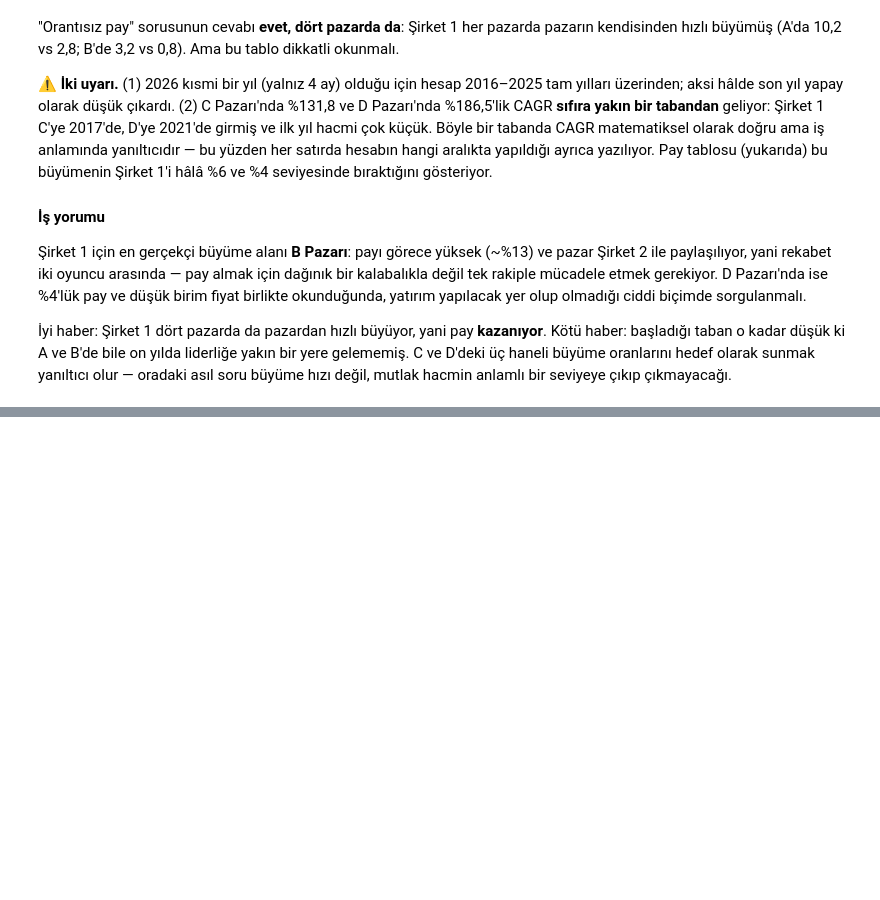
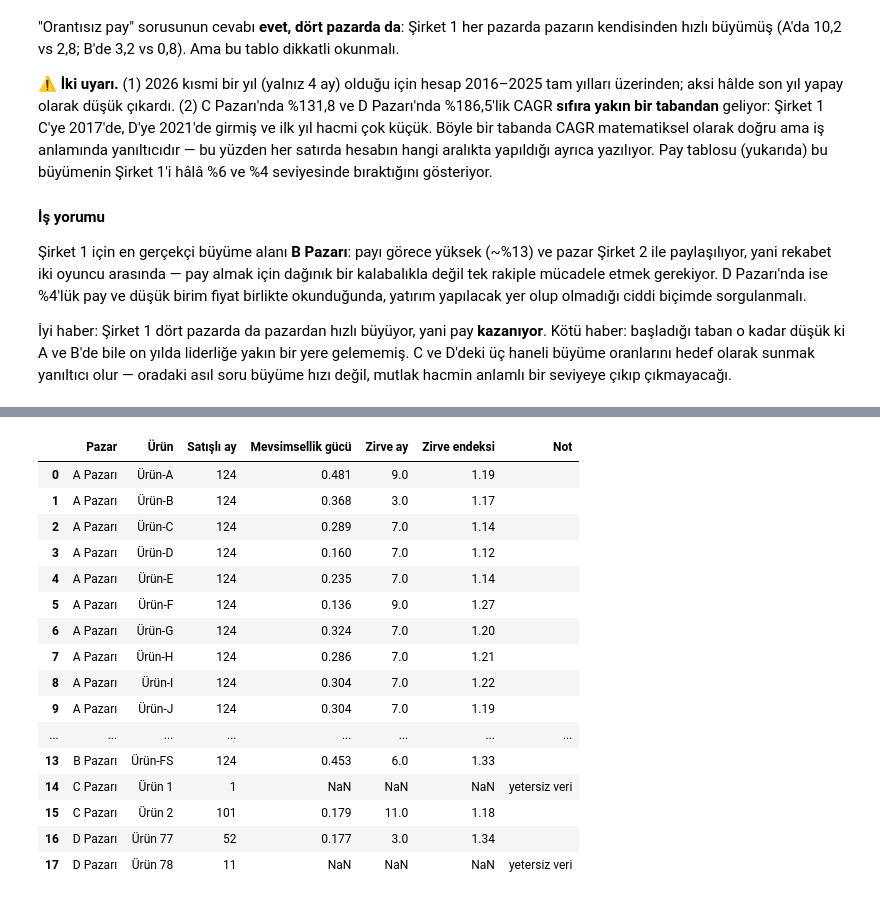
Before and after one commit to berkincetin/rag-demo, a Jupyter notebook: notebooks/analiz.ipynb, the cells around one changed output, grey strips where cells are left out. Saved outputs shown, nothing was run; the diff lists cells and outputs as text; code cells hidden in the pictures; blank space fills up the shorter version.

```diff
--- a/notebooks/analiz.ipynb
+++ b/notebooks/analiz.ipynb
@@ -398,0 +420,42 @@ seviyeye çıkıp çıkmayacağı.
+# %%
+satirlar = []
+for (pazar, urun), g in s1.groupby(["pazar", "urun"], observed=True):
+    seri = g.sort_values("tarih").set_index("tarih").brut_kutu.astype(float)
+    guc = mevsimsellik_gucu(seri)
+    indeks = mevsimsel_indeks(seri)
+    satisli = int((seri > 0).sum())
+    satirlar.append(
+        {
+            "Pazar": pazar,
+            "Ürün": urun,
+            "Satışlı ay": satisli,
+            "Mevsimsellik gücü": None if guc is None else round(guc, 3),
+            "Zirve ay": None if indeks is None else int(indeks.idxmax()),
+            "Zirve endeksi": None if indeks is None else round(float(indeks.max()), 2),
+            "Not": (
+                "yetersiz veri"
+                if guc is None
+                else ("sınırda — 3 döngüden az" if satisli < 36 else "")
+            ),
+        }
+    )
+mevsimsellik = pd.DataFrame(satirlar)
+mevsimsellik
+# %% [output]
+|  | Pazar | Ürün | Satışlı ay | Mevsimsellik gücü | Zirve ay | Zirve endeksi | Not |
+| 0 | A Pazarı | Ürün-A | 124 | 0.481 | 9.0 | 1.19 |  |
+| 1 | A Pazarı | Ürün-B | 124 | 0.368 | 3.0 | 1.17 |  |
+| 2 | A Pazarı | Ürün-C | 124 | 0.289 | 7.0 | 1.14 |  |
+| 3 | A Pazarı | Ürün-D | 124 | 0.160 | 7.0 | 1.12 |  |
+| 4 | A Pazarı | Ürün-E | 124 | 0.235 | 7.0 | 1.14 |  |
+| 5 | A Pazarı | Ürün-F | 124 | 0.136 | 9.0 | 1.27 |  |
+| 6 | A Pazarı | Ürün-G | 124 | 0.324 | 7.0 | 1.20 |  |
+| 7 | A Pazarı | Ürün-H | 124 | 0.286 | 7.0 | 1.21 |  |
+| 8 | A Pazarı | Ürün-I | 124 | 0.304 | 7.0 | 1.22 |  |
+| 9 | A Pazarı | Ürün-J | 124 | 0.304 | 7.0 | 1.19 |  |
+| ... | ... | ... | ... | ... | ... | ... | ... |
+| 13 | B Pazarı | Ürün-FS | 124 | 0.453 | 6.0 | 1.33 |  |
+| 14 | C Pazarı | Ürün 1 | 1 | NaN | NaN | NaN | yetersiz veri |
+| 15 | C Pazarı | Ürün 2 | 101 | 0.179 | 11.0 | 1.18 |  |
+| 16 | D Pazarı | Ürün 77 | 52 | 0.177 | 3.0 | 1.34 |  |
+| 17 | D Pazarı | Ürün 78 | 11 | NaN | NaN | NaN | yetersiz veri |
```
Also changed, not shown: parts of 9 cells of this notebook, 2 other files.
